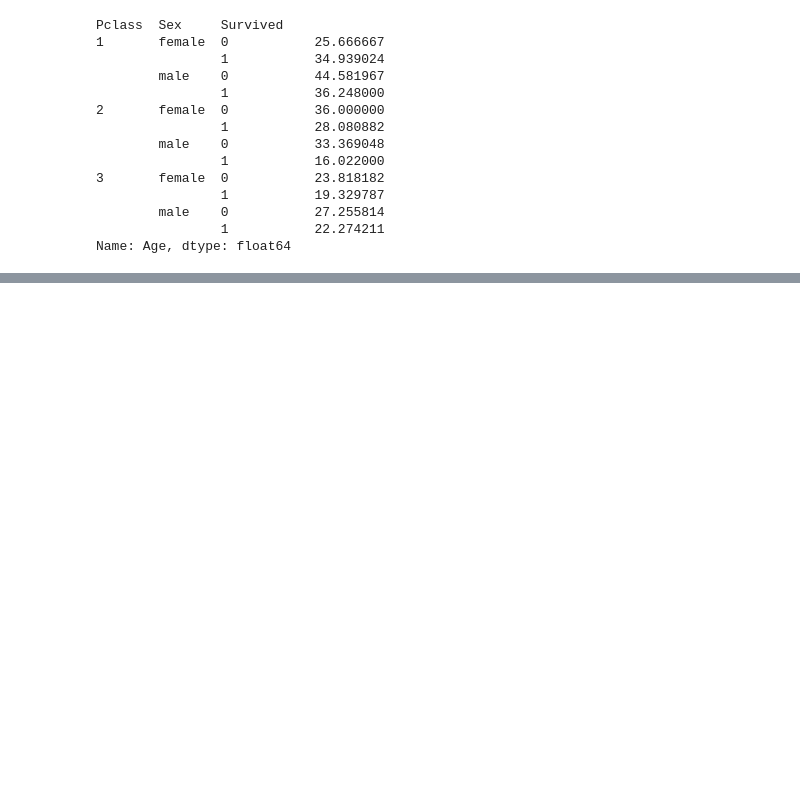
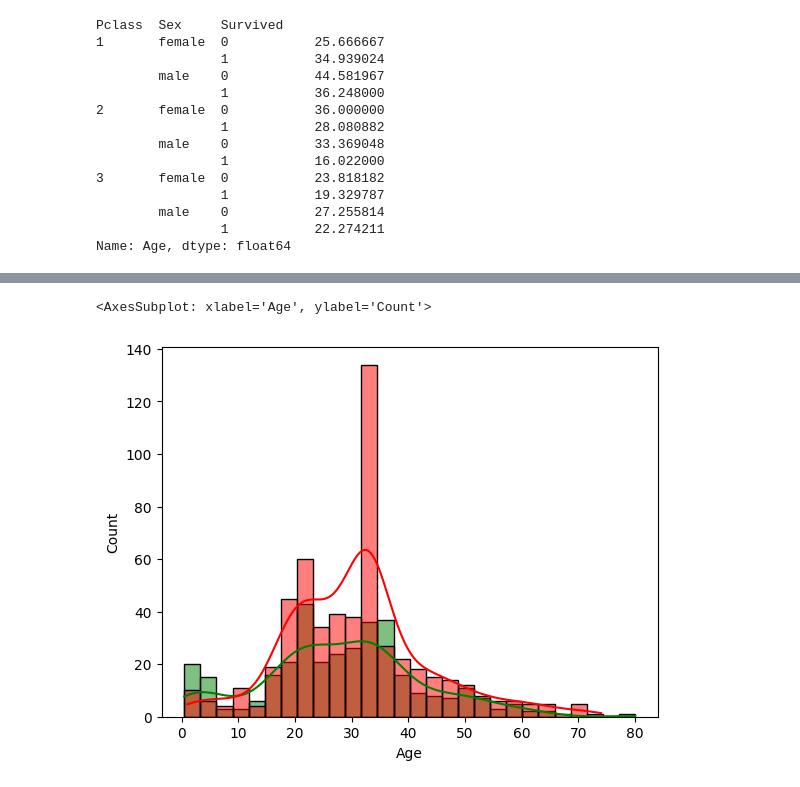
Before and after one commit to Rahul-Anil/kaggle, a Jupyter notebook: titanic/EDA.ipynb, the cells around one changed output, grey strips where cells are left out. Cells and saved outputs as stored; diff of their text form; code cells hidden in the pictures; blank space fills up the shorter version.

```diff
--- a/titanic/EDA.ipynb
+++ b/titanic/EDA.ipynb
@@ -467,0 +592,3 @@ Name: Age, dtype: float64
+# %%
+train_df["Initials"].replace(Initials_unq, replace_list, inplace=True)
+display(train_df["Initials"])
@@ -467,0 +634,14 @@ Name: Age, dtype: float64
+# %%
+# Replacing missing values in age with the mean of the values from the Initial
+
+# the new unique initals are
+Initials_unq = list(train_df["Initials"].unique())
+
+train_df.loc[(train_df.Age.isnull()) & (train_df.Initials == "Mr"), "Age"] = 33
+
+for initials in Initials_unq:
+    train_df.loc[
+        (train_df.Age.isnull()) & (train_df.Initials == initials), "Age"
+    ] = int(Initials_age_mean[Initials_age_mean["Initials"] == initials]["Mean_age"])
+
+print(train_df.isnull().sum())
@@ -467,0 +664,7 @@ Name: Age, dtype: float64
+# %%
+bins = np.histogram_bin_edges(train_df["Age"], bins="auto")
+sns.histplot(train_df[train_df["Survived"]==1]["Age"], bins=bins, kde=True, color="green")
+sns.histplot(train_df[train_df["Survived"]==0]["Age"], bins=bins, kde=True, color="red")
+# %% [output]
+<AxesSubplot: xlabel='Age', ylabel='Count'>
+[figure, added]
```
Also changed, not shown: parts of 47 cells of this notebook, 6 other files.
